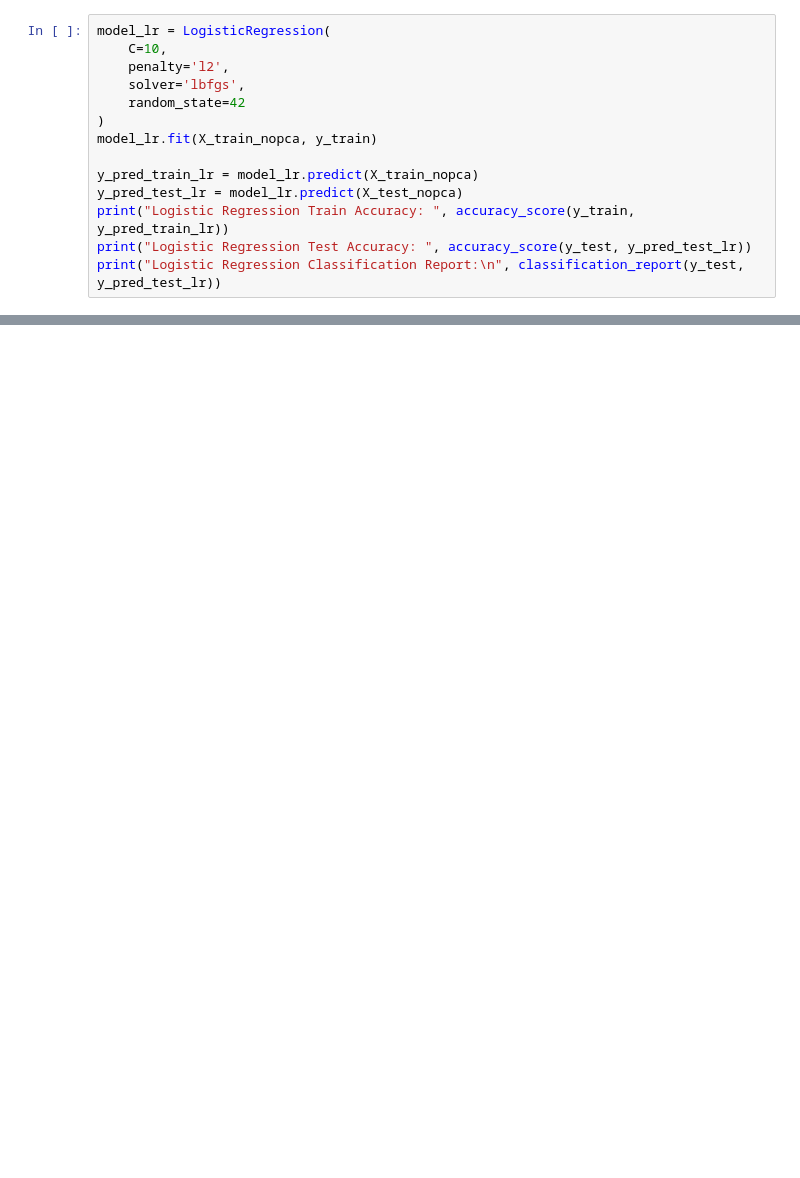
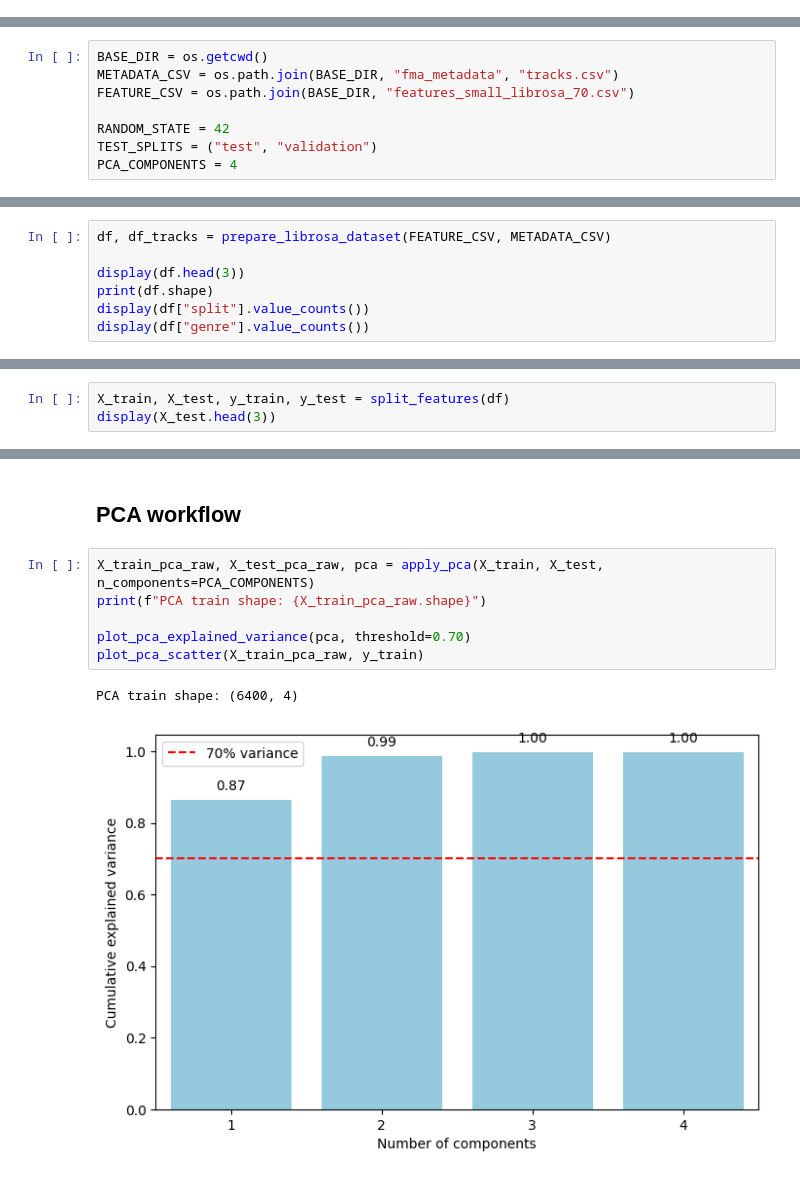
Before and after one commit to Jakub-Karczewski/data_exploration_project, a Jupyter notebook: fma_small_librosa_70.ipynb, the cells around one changed output, grey strips where cells are left out. Saved outputs shown, nothing was run; the diff lists cells and outputs as text; blank space fills up the shorter version.

Commit message:
General refactor of ile containing testing features from CV using models with/without PCA

```diff
--- a/fma_small_librosa_70.ipynb
+++ b/fma_small_librosa_70.ipynb
@@ -423,14 +0,0 @@ from sklearn.model_selection import GridSearchCV
-# %%
-model_lr = LogisticRegression(
-    C=10,
-    penalty='l2',
-    solver='lbfgs',
-    random_state=42
-)
-model_lr.fit(X_train_nopca, y_train)
-
-y_pred_train_lr = model_lr.predict(X_train_nopca)
-y_pred_test_lr = model_lr.predict(X_test_nopca)
-print("Logistic Regression Train Accuracy: ", accuracy_score(y_train, y_pred_train_lr))
-print("Logistic Regression Test Accuracy: ", accuracy_score(y_test, y_pred_test_lr))
-print("Logistic Regression Classification Report:\n", classification_report(y_test, y_pred_test_lr))
@@ -464,0 +33,8 @@ plt.show()
+# %%
+BASE_DIR = os.getcwd()
+METADATA_CSV = os.path.join(BASE_DIR, "fma_metadata", "tracks.csv")
+FEATURE_CSV = os.path.join(BASE_DIR, "features_small_librosa_70.csv")
+
+RANDOM_STATE = 42
+TEST_SPLITS = ("test", "validation")
+PCA_COMPONENTS = 4
@@ -464,0 +312,7 @@ plt.show()
+# %%
+df, df_tracks = prepare_librosa_dataset(FEATURE_CSV, METADATA_CSV)
+
+display(df.head(3))
+print(df.shape)
+display(df["split"].value_counts())
+display(df["genre"].value_counts())
@@ -464,0 +369,3 @@ plt.show()
+# %%
+X_train, X_test, y_train, y_test = split_features(df)
+display(X_test.head(3))
@@ -464,0 +381,11 @@ plt.show()
+# %% [markdown]
+## PCA workflow
+# %%
+X_train_pca_raw, X_test_pca_raw, pca = apply_pca(X_train, X_test, n_components=PCA_COMPONENTS)
+print(f"PCA train shape: {X_train_pca_raw.shape}")
+
+plot_pca_explained_variance(pca, threshold=0.70)
+plot_pca_scatter(X_train_pca_raw, y_train)
+# %% [output]
+PCA train shape: (6400, 4)
+[figure, added]
```
Also changed, not shown: parts of 65 cells of this notebook, 4 other files.
